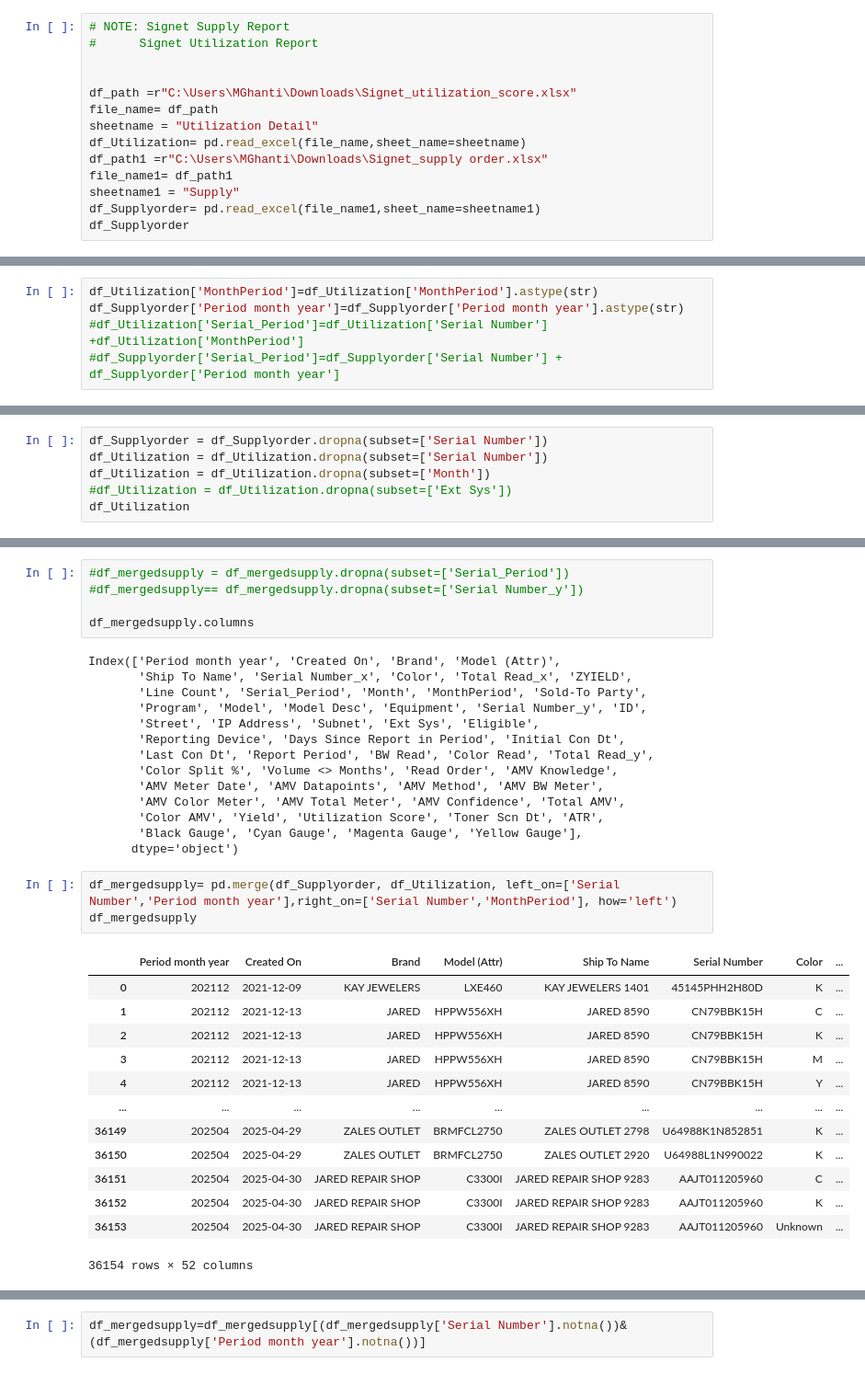
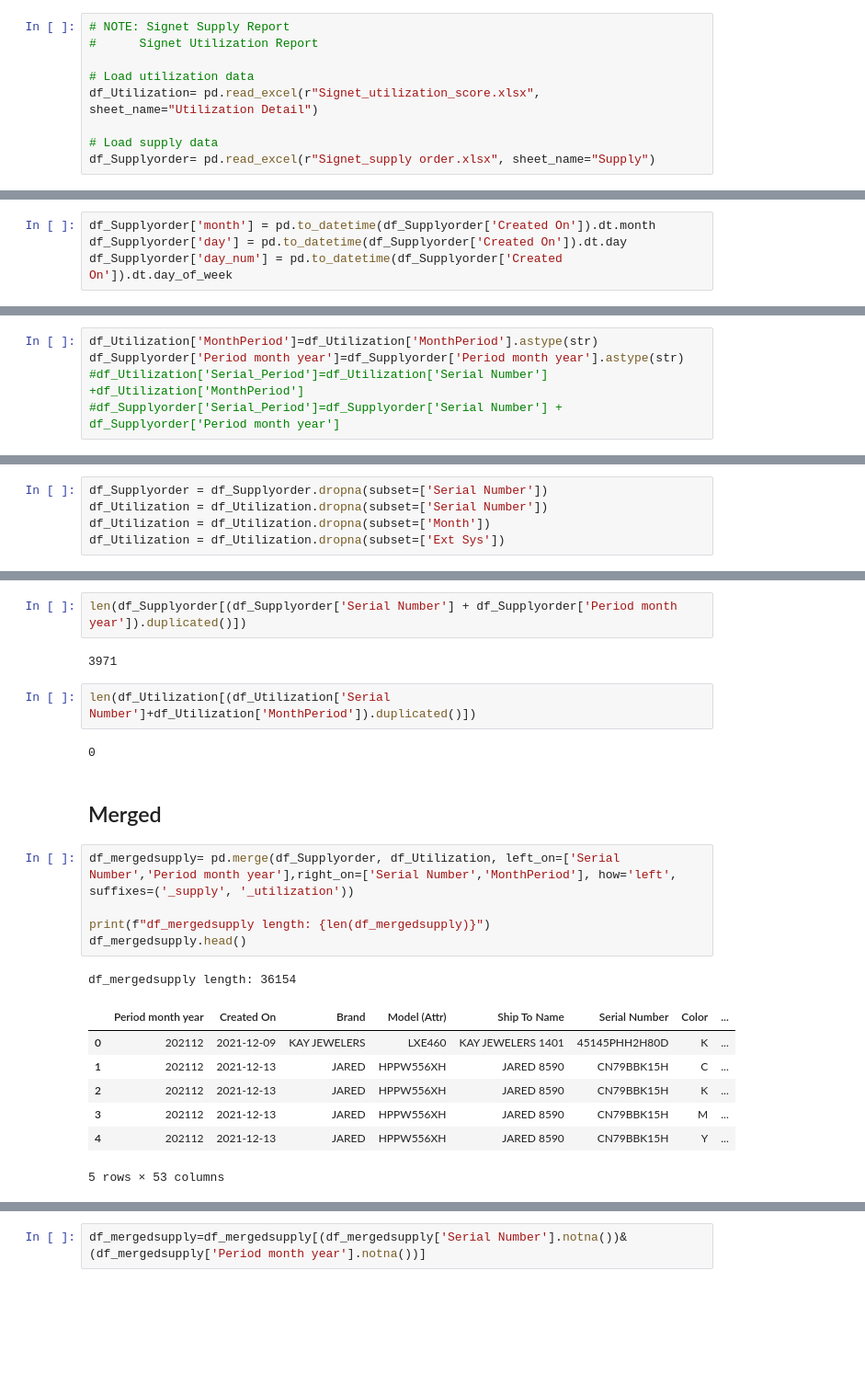
Before and after one commit to moumitaghanti/Signet-Supply, a Jupyter notebook: Signet Supply.ipynb, the cells around one changed output, grey strips where cells are left out. Shown at 92% size. Drawn from its saved outputs; the diff is of its cells as text; blank space fills up the shorter version.

Commit message:
Several Update
-Updated layout
-Built in some features
-Built model using only supply data

```diff
--- a/Signet Supply.ipynb
+++ b/Signet Supply.ipynb
@@ -11,13 +25,8 @@ import plotly.express as px
 # NOTE: Signet Supply Report
 #      Signet Utilization Report
 
+# Load utilization data
+df_Utilization= pd.read_excel(r"Signet_utilization_score.xlsx", sheet_name="Utilization Detail")
 
-df_path =r"C:\Users\MGhanti\Downloads\Signet_utilization_score.xlsx"
-file_name= df_path
-sheetname = "Utilization Detail"
-df_Utilization= pd.read_excel(file_name,sheet_name=sheetname)
-df_path1 =r"C:\Users\MGhanti\Downloads\Signet_supply order.xlsx"
-file_name1= df_path1
-sheetname1 = "Supply"
-df_Supplyorder= pd.read_excel(file_name1,sheet_name=sheetname1)
-df_Supplyorder
+# Load supply data
+df_Supplyorder= pd.read_excel(r"Signet_supply order.xlsx", sheet_name="Supply")
@@ -37,0 +54,4 @@ df_Supplyorder
+# %%
+df_Supplyorder['month'] = pd.to_datetime(df_Supplyorder['Created On']).dt.month
+df_Supplyorder['day'] = pd.to_datetime(df_Supplyorder['Created On']).dt.day
+df_Supplyorder['day_num'] = pd.to_datetime(df_Supplyorder['Created On']).dt.day_of_week
@@ -65,5 +294,4 @@ df_Utilization[df_Utilization['Ext Sys'].isna()]
 df_Supplyorder = df_Supplyorder.dropna(subset=['Serial Number'])
 df_Utilization = df_Utilization.dropna(subset=['Serial Number'])
 df_Utilization = df_Utilization.dropna(subset=['Month'])
-#df_Utilization = df_Utilization.dropna(subset=['Ext Sys'])
-df_Utilization
+df_Utilization = df_Utilization.dropna(subset=['Ext Sys'])
@@ -101,36 +298,24 @@ df_Utilization
-# %%
-#df_mergedsupply = df_mergedsupply.dropna(subset=['Serial_Period'])
-#df_mergedsupply== df_mergedsupply.dropna(subset=['Serial Number_y'])
-
-df_mergedsupply.columns
-# %% [output]
-Index(['Period month year', 'Created On', 'Brand', 'Model (Attr)',
-       'Ship To Name', 'Serial Number_x', 'Color', 'Total Read_x', 'ZYIELD',
-       'Line Count', 'Serial_Period', 'Month', 'MonthPeriod', 'Sold-To Party',
-       'Program', 'Model', 'Model Desc', 'Equipment', 'Serial Number_y', 'ID',
-       'Street', 'IP Address', 'Subnet', 'Ext Sys', 'Eligible',
-       'Reporting Device', 'Days Since Report in Period', 'Initial Con Dt',
-       'Last Con Dt', 'Report Period', 'BW Read', 'Color Read', 'Total Read_y',
-       'Color Split %', 'Volume <> Months', 'Read Order', 'AMV Knowledge',
-       'AMV Meter Date', 'AMV Datapoints', 'AMV Method', 'AMV BW Meter',
-       'AMV Color Meter', 'AMV Total Meter', 'AMV Confidence', 'Total AMV',
-       'Color AMV', 'Yield', 'Utilization Score', 'Toner Scn Dt', 'ATR',
-       'Black Gauge', 'Cyan Gauge', 'Magenta Gauge', 'Yellow Gauge'],
-      dtype='object')
+# %%
+len(df_Supplyorder[(df_Supplyorder['Serial Number'] + df_Supplyorder['Period month year']).duplicated()])
+# %% [output]
+3971
+# %%
+len(df_Utilization[(df_Utilization['Serial Number']+df_Utilization['MonthPeriod']).duplicated()])
+# %% [output]
+0
+# %% [markdown]
+## Merged
 # %%
-df_mergedsupply= pd.merge(df_Supplyorder, df_Utilization, left_on=['Serial Number','Period month year'],right_on=['Serial Number','MonthPeriod'], how='left')
-df_mergedsupply
+df_mergedsupply= pd.merge(df_Supplyorder, df_Utilization, left_on=['Serial Number','Period month year'],right_on=['Serial Number','MonthPeriod'], how='left', suffixes=('_supply', '_utilization'))
+
+print(f"df_mergedsupply length: {len(df_mergedsupply)}")
+df_mergedsupply.head()
 # %% [output]
+df_mergedsupply length: 36154
 |  | Period month year | Created On | Brand | Model (Attr) | Ship To Name | Serial Number | Color | ... |
 | 0 | 202112 | 2021-12-09 | KAY JEWELERS | LXE460 | KAY JEWELERS 1401 | 45145PHH2H80D | K | ... |
 | 1 | 202112 | 2021-12-13 | JARED | HPPW556XH | JARED 8590 | CN79BBK15H | C | ... |
 | 2 | 202112 | 2021-12-13 | JARED | HPPW556XH | JARED 8590 | CN79BBK15H | K | ... |
 | 3 | 202112 | 2021-12-13 | JARED | HPPW556XH | JARED 8590 | CN79BBK15H | M | ... |
 | 4 | 202112 | 2021-12-13 | JARED | HPPW556XH | JARED 8590 | CN79BBK15H | Y | ... |
-| ... | ... | ... | ... | ... | ... | ... | ... | ... |
-| 36149 | 202504 | 2025-04-29 | ZALES OUTLET | BRMFCL2750 | ZALES OUTLET 2798 | U64988K1N852851 | K | ... |
-| 36150 | 202504 | 2025-04-29 | ZALES OUTLET | BRMFCL2750 | ZALES OUTLET 2920 | U64988L1N990022 | K | ... |
-| 36151 | 202504 | 2025-04-30 | JARED REPAIR SHOP | C3300I | JARED REPAIR SHOP 9283 | AAJT011205960 | C | ... |
-| 36152 | 202504 | 2025-04-30 | JARED REPAIR SHOP | C3300I | JARED REPAIR SHOP 9283 | AAJT011205960 | K | ... |
-| 36153 | 202504 | 2025-04-30 | JARED REPAIR SHOP | C3300I | JARED REPAIR SHOP 9283 | AAJT011205960 | Unknown | ... |
-36154 rows × 52 columns
+5 rows × 53 columns
```
Also changed, not shown: parts of 44 cells of this notebook.
